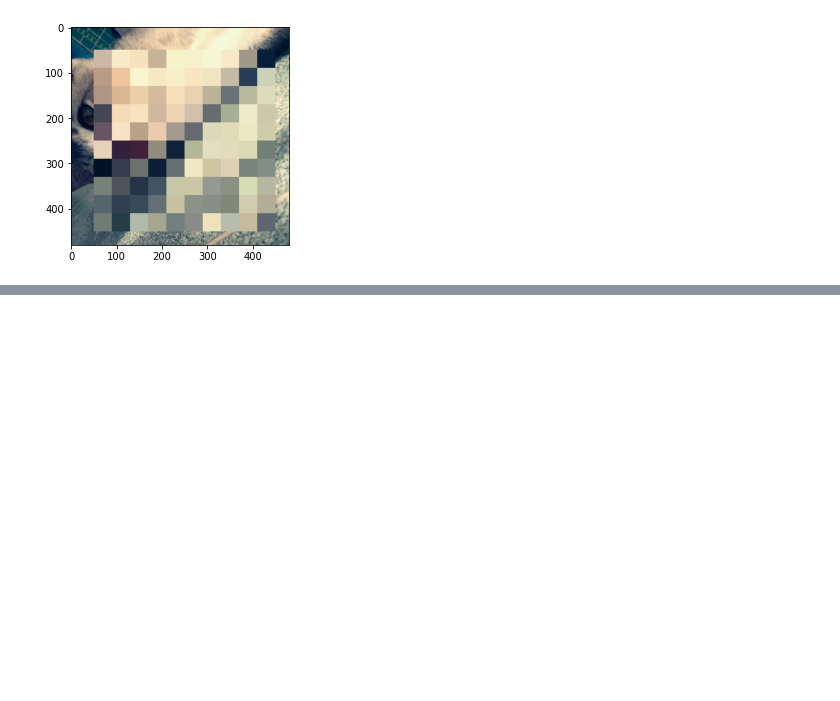
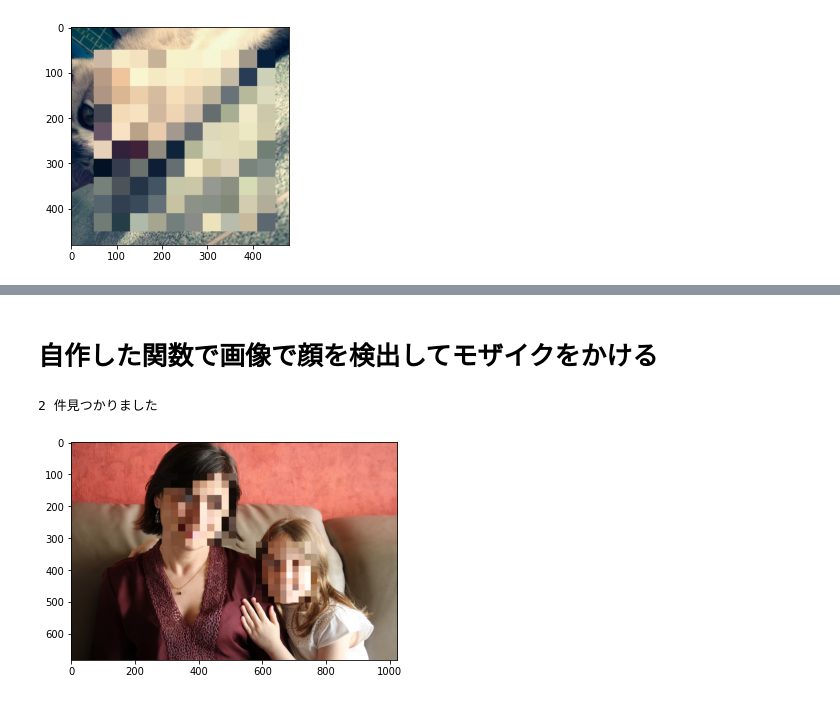
Before and after one commit to ASO1801008/AI_teach2020, a Jupyter notebook: 2020AI0302_detect_mosaic.ipynb, the cells around one changed output, grey strips where cells are left out. Saved outputs shown, nothing was run; the diff lists cells and outputs as text; code cells hidden in the pictures; blank space fills up the shorter version.

```diff
--- a/2020AI0302_detect_mosaic.ipynb
+++ b/2020AI0302_detect_mosaic.ipynb
@@ -91,7 +91,7 @@ plt.show()
 def mosaic( img, rect, size ):
   # モザイクをかける領域を変数に代入
   (x1, y1, x2, y2) = rect
-  w = x2 - y1
+  w = x2 - x1
   h = y2 - y1
   # 画像データを「開始行：終了行,開始列:終了列]で指定して切り抜き
   i_rect = img[ y1:y2, x1:x2 ]
@@ -124,0 +144,19 @@ plt.show()
+# %% [markdown]
+# 自作した関数で画像で顔を検出してモザイクをかける
+# %%
+# 画像から自作関数で顔を検出
+face_list = cascade.detectMultiScale(img_family_gray, minSize=(150,150))
+# 検出失敗したらメッセージを表示
+if len (face_list)==0:print("顔が見つかりません")
+else : print(len(face_list), "件見つかりました")
+#　検出したエリアに自作関数でモザイクをかける
+for(x,y,w,h) in face_list:
+  img_family = mosaic(img_family, (x,y,x+w, y+h), 10)
+# for分終了
+# モザイクを付けた画像を表示
+cv2.imwrite("family-mosaic.png", img_family)#画像保存
+plt.imshow(cv2.cvtColor(img_family, cv2.COLOR_BGR2RGB))
+plt.show()
+# %% [output]
+2 件見つかりました
+[figure, added]
```
Also changed, not shown: parts of 2 cells of this notebook.
